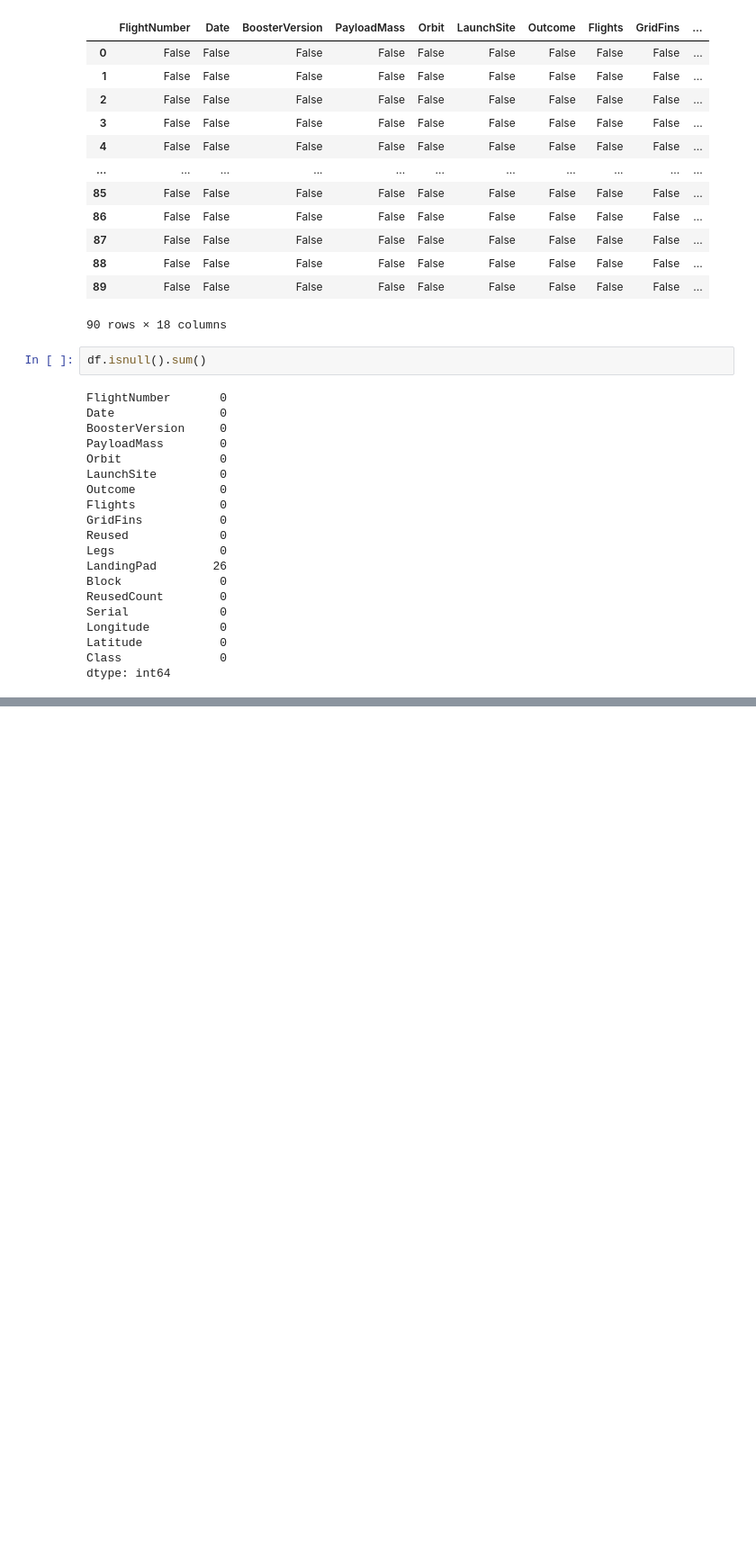
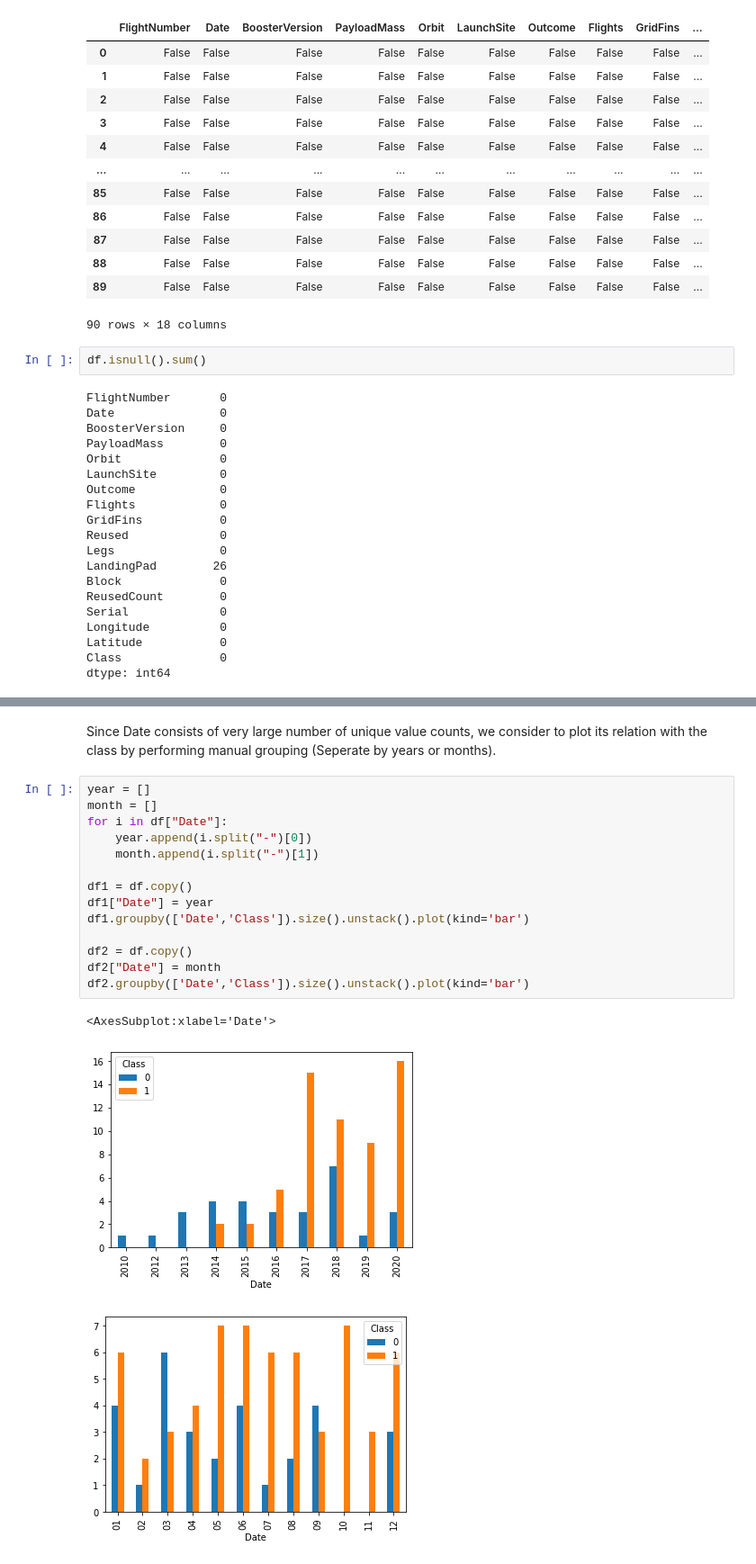
Before and after one commit to chiakl/spacex, a Jupyter notebook: spacex.ipynb, the cells around one changed output, grey strips where cells are left out. Shown: that part at 90% size. Cells and saved outputs as stored; diff of their text form; blank space fills up the shorter version.

```diff
--- a/spacex.ipynb
+++ b/spacex.ipynb
@@ -98,0 +259,20 @@ dtype: int64
+# %% [markdown]
+Since Date consists of very large number of unique value counts, we consider to plot its relation with the class by performing manual grouping (Seperate by years or months).
+# %%
+year = []
+month = []
+for i in df["Date"]:
+    year.append(i.split("-")[0])
+    month.append(i.split("-")[1])
+
+df1 = df.copy()
+df1["Date"] = year
+df1.groupby(['Date','Class']).size().unstack().plot(kind='bar')
+
+df2 = df.copy()
+df2["Date"] = month
+df2.groupby(['Date','Class']).size().unstack().plot(kind='bar')
+# %% [output]
+<AxesSubplot:xlabel='Date'>
+[figure, added]
+[figure, added]
```
Also changed, not shown: parts of 14 cells of this notebook.
